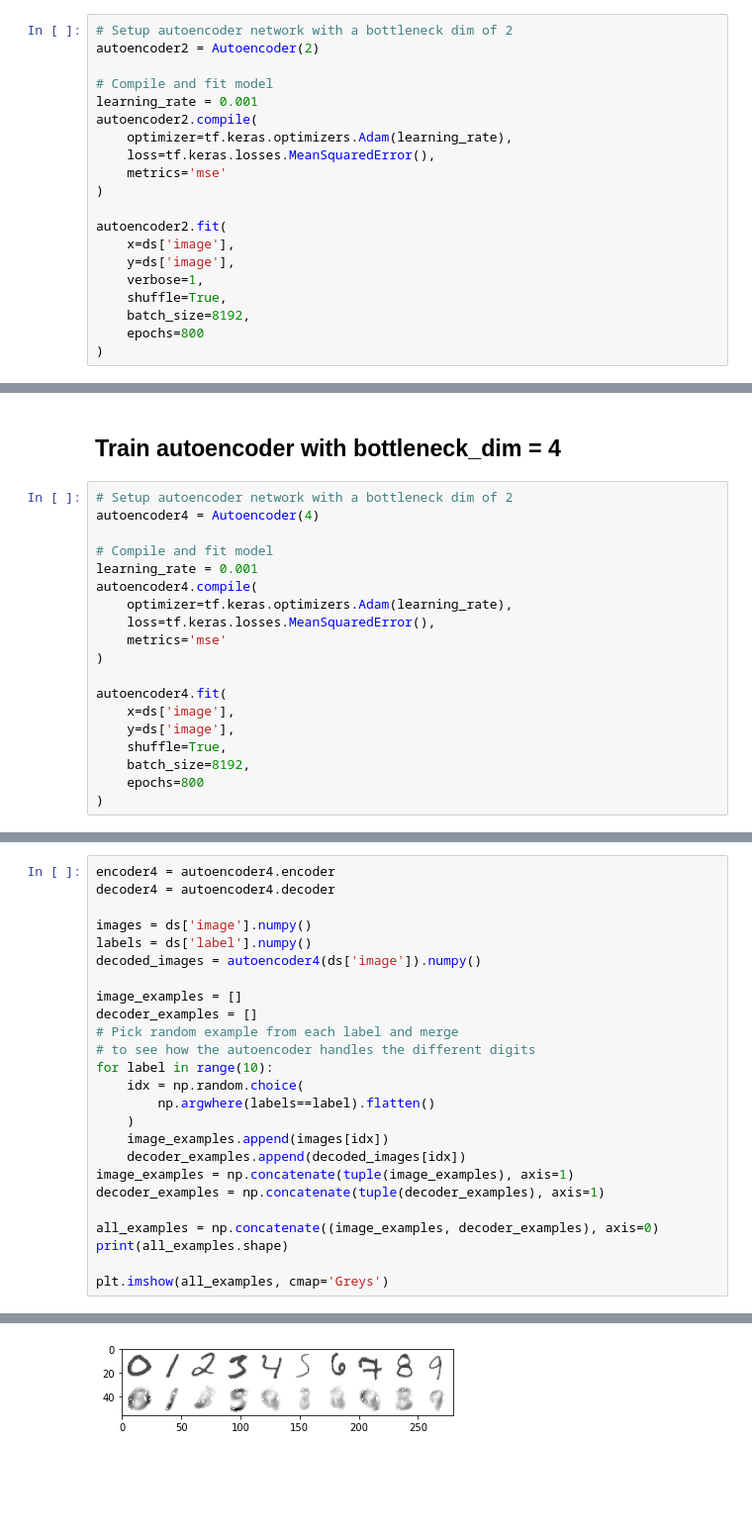
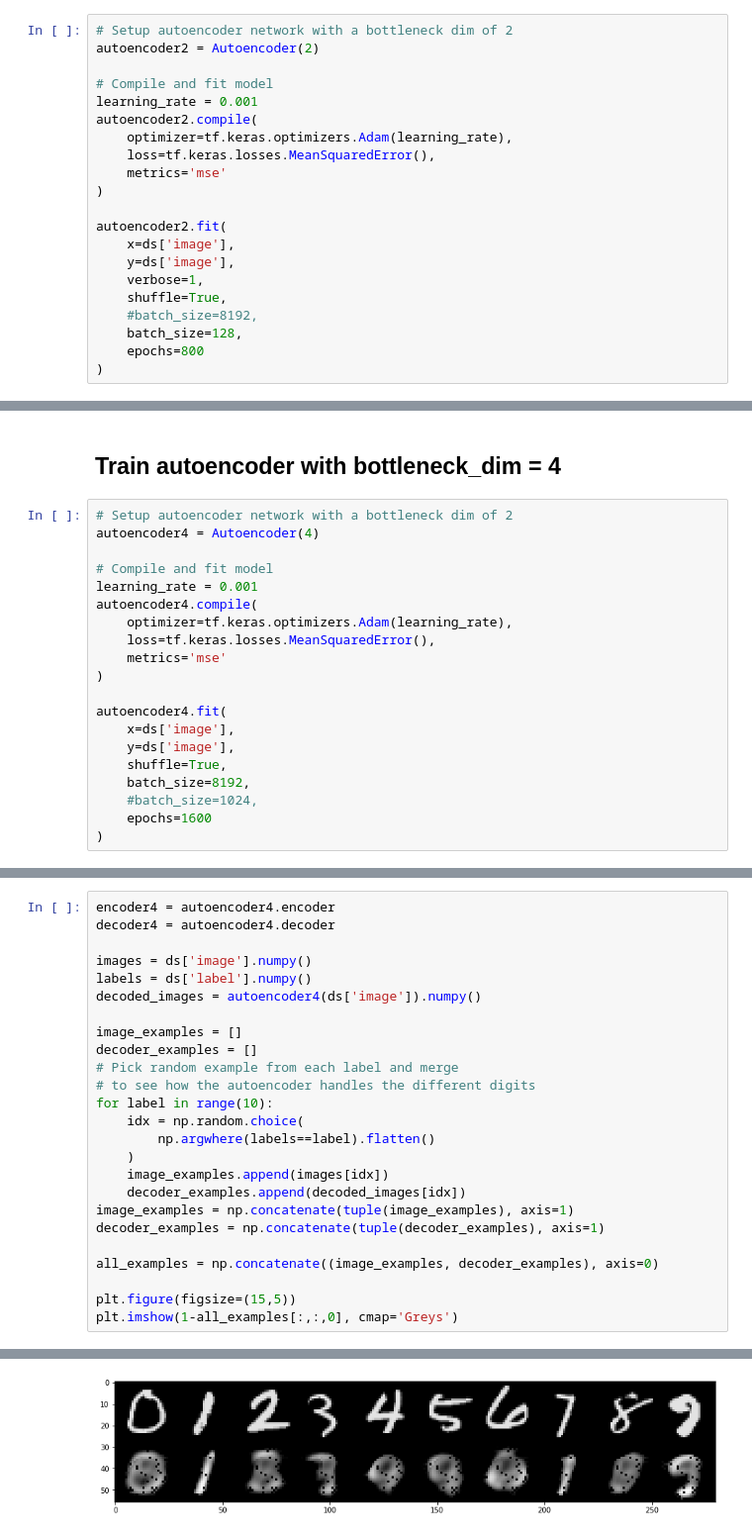
Before and after one commit to Janiak94/FFR135-ANN, a Jupyter notebook: Homework3/AutoEncoder/AutoEncoder.ipynb, the cells around one changed output, grey strips where cells are left out. Shown at 99% size. Cells and saved outputs as stored; diff of their text form; blank space fills up the shorter version.

```diff
--- a/Homework3/AutoEncoder/AutoEncoder.ipynb
+++ b/Homework3/AutoEncoder/AutoEncoder.ipynb
@@ -61,7 +59,8 @@ autoencoder2.fit(
     y=ds['image'],
     verbose=1,
     shuffle=True,
-    batch_size=8192,
+    #batch_size=8192,
+    batch_size=128,
     epochs=800
 )
 # %% [output]
@@ -142,6 +164,7 @@ autoencoder4.fit(
     y=ds['image'],
     shuffle=True,
     batch_size=8192,
-    epochs=800
+    #batch_size=1024,
+    epochs=1600
 )
 # %% [output]
@@ -185,7 +208,7 @@ image_examples = np.concatenate(tuple(image_examples), axis=1)
 decoder_examples = np.concatenate(tuple(decoder_examples), axis=1)
 
 all_examples = np.concatenate((image_examples, decoder_examples), axis=0)
-print(all_examples.shape)
 
-plt.imshow(all_examples, cmap='Greys')
+plt.figure(figsize=(15,5))
+plt.imshow(1-all_examples[:,:,0], cmap='Greys')
 # %% [output]
@@ -194 +216 @@ plt.imshow(all_examples, cmap='Greys')
-[figure, old version]
+[figure, new version]
```
Also changed, not shown: parts of 9 cells of this notebook.
